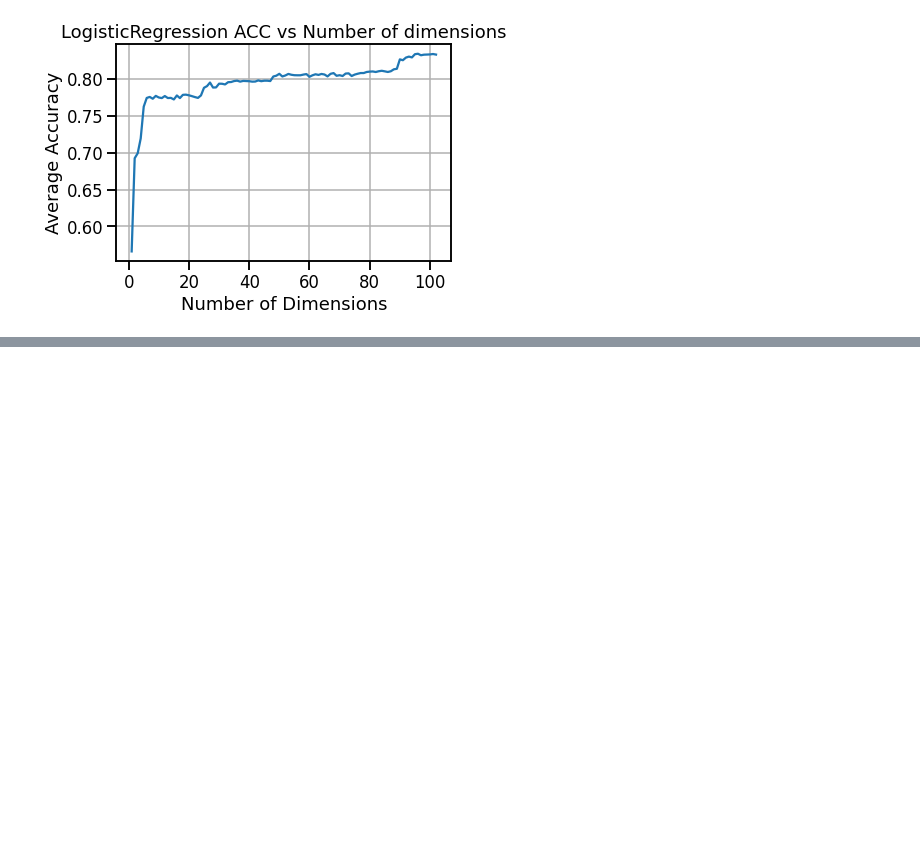
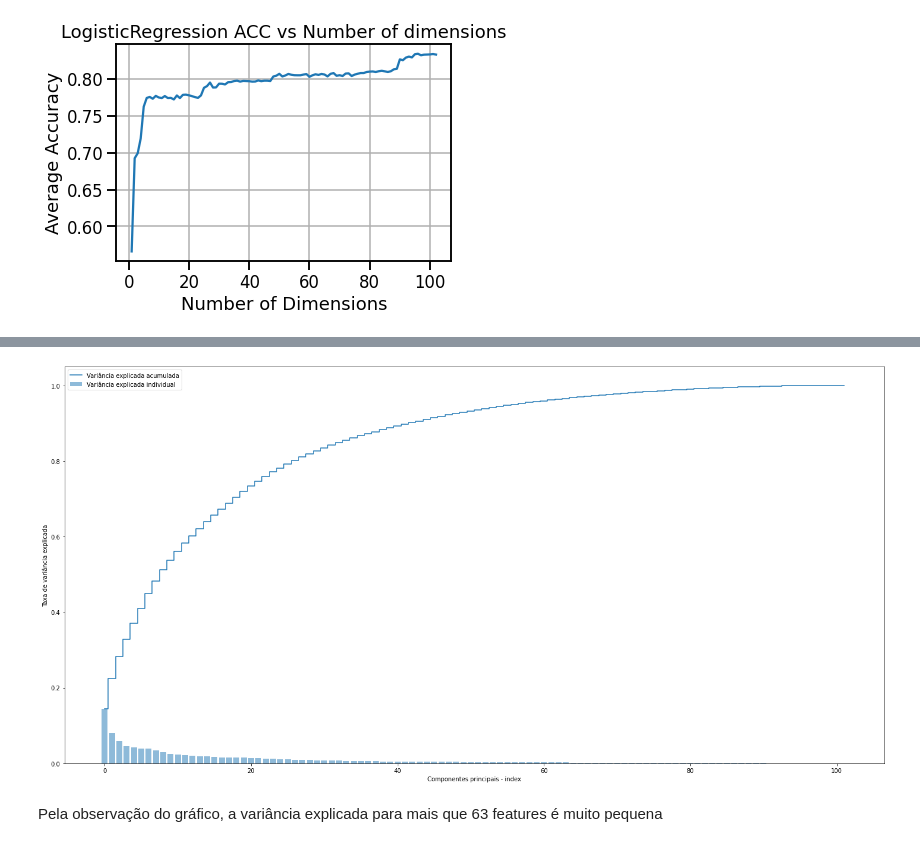
Before and after one commit to BulgarelliM/TrabalhoIC, a Jupyter notebook: pre-processamento_economy.ipynb, the cells around one changed output, grey strips where cells are left out. Cells and saved outputs as stored; diff of their text form; code cells hidden in the pictures; blank space fills up the shorter version.

```diff
--- a/pre-processamento_economy.ipynb
+++ b/pre-processamento_economy.ipynb
@@ -259,0 +289,36 @@ vect = [0.56615190671289, 0.6887488181531674, 0.7008509297195085, 0.716734951150
+# %%
+data = data.reset_index(drop=True)
+datax = data.copy()
+# %%
+# PCA - verificação da variância explicada
+from sklearn.decomposition import PCA
+from sklearn.preprocessing import MinMaxScaler
+
+features = list(data.keys())
+features.remove('match_winner')
+target = ['match_winner']
+
+x = data.loc[:, features].values
+y = data.loc[:,['match_winner']].values
+# Normalização
+x = MinMaxScaler().fit_transform(x)
+# %%
+pca = PCA()
+principalComponents = pca.fit_transform(x)
+var_explicada_pca = pca.explained_variance_ratio_
+
+soma_acumulada = np.cumsum(var_explicada_pca)
+plt.rcParams["figure.figsize"] = (20,10)
+plt.bar(range(0,len(var_explicada_pca)), var_explicada_pca, alpha=0.5, align='center', label='Variância explicada individual')
+plt.step(range(0,len(soma_acumulada)), soma_acumulada, where='mid',label='Variância explicada acumulada')
+plt.ylabel('Taxa de variância explicada')
+plt.xlabel('Componentes principais - index')
+plt.legend(loc='best')
+plt.tight_layout()
+plt.savefig(f'var_explicada_pca.png', dpi=100)
+
+plt.show()
+# %% [output]
+[figure, added]
+# %% [markdown]
+<p>Pela observação do gráfico, a variância explicada para mais que 63 features é muito pequena</p>
```
Also changed, not shown: parts of 15 cells of this notebook.
